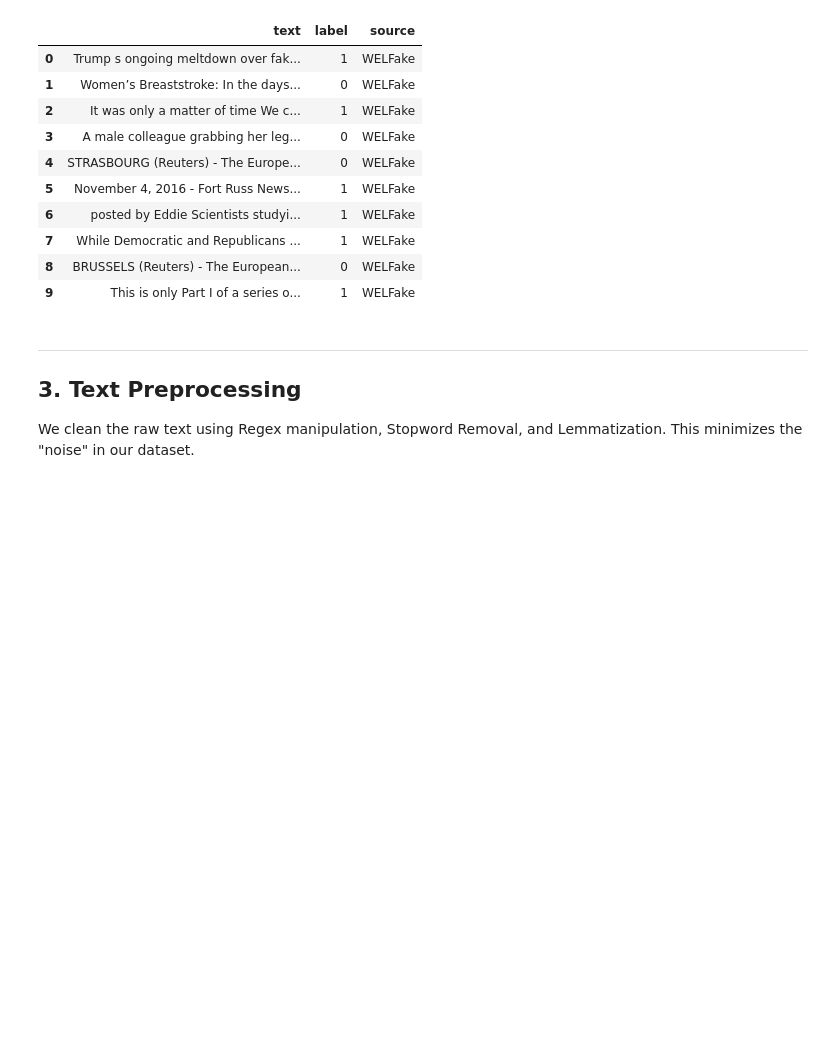
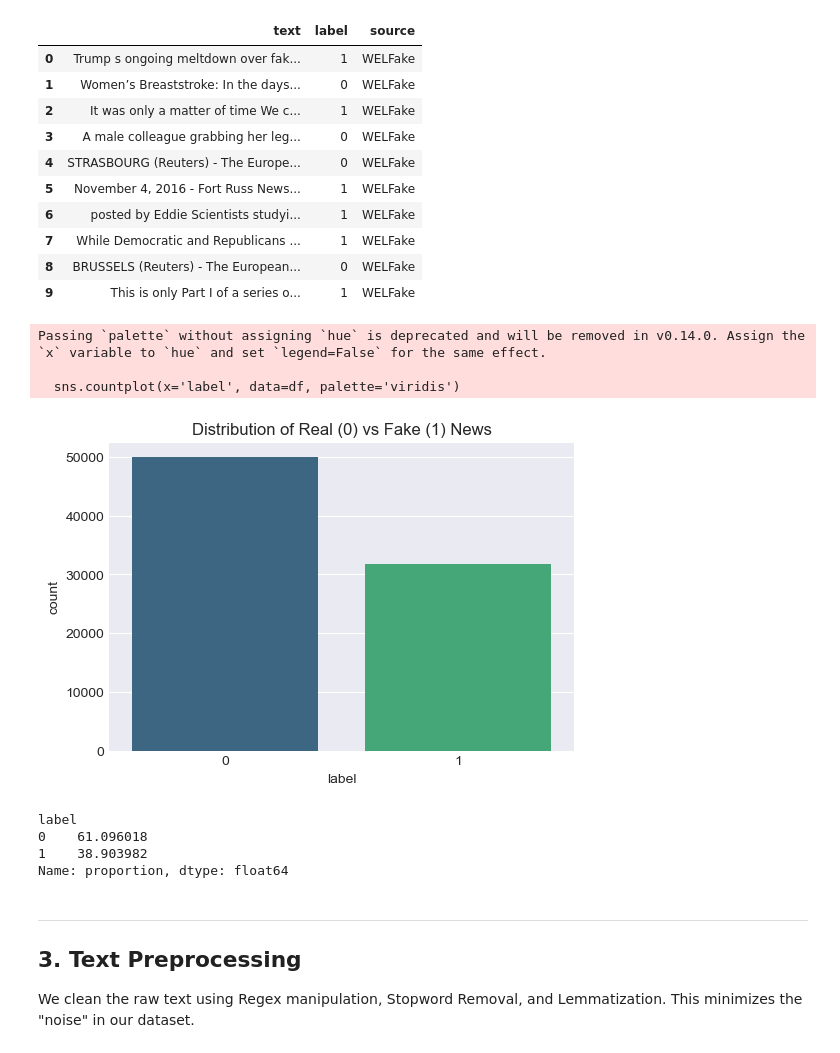
Before and after one commit to Vivek-sys-afk/Fake-News-Detection-Minor-Project, a Jupyter notebook: Fake_News_Detection.ipynb, the cells around one changed output. Drawn from its saved outputs; the diff is of its cells as text; code cells hidden in the pictures; blank space fills up the shorter version.

```diff
--- a/Fake_News_Detection.ipynb
+++ b/Fake_News_Detection.ipynb
@@ -143,6 +143,24 @@ Combined Master Dataset Length: 81714 articles
 | 7 | While Democratic and Republicans ... | 1 | WELFake |
 | 8 | BRUSSELS (Reuters) - The European... | 0 | WELFake |
 | 9 | This is only Part I of a series o... | 1 | WELFake |
+# %%
+
+plt.figure(figsize=(6,4))
+sns.countplot(x='label', data=df, palette='viridis')
+plt.title('Distribution of Real (0) vs Fake (1) News')
+plt.show()
+
+# Print the exact split
+print(df['label'].value_counts(normalize=True) * 100)
+# %% [output]
+Passing `palette` without assigning `hue` is deprecated and will be removed in v0.14.0. Assign the `x` variable to `hue` and set `legend=False` for the same effect.
+
+  sns.countplot(x='label', data=df, palette='viridis')
+[figure, added]
+label
+0    61.096018
+1    38.903982
+Name: proportion, dtype: float64
 # %% [markdown]
 ---
 ## 3. Text Preprocessing
```
Also changed, not shown: parts of 5 cells of this notebook.
